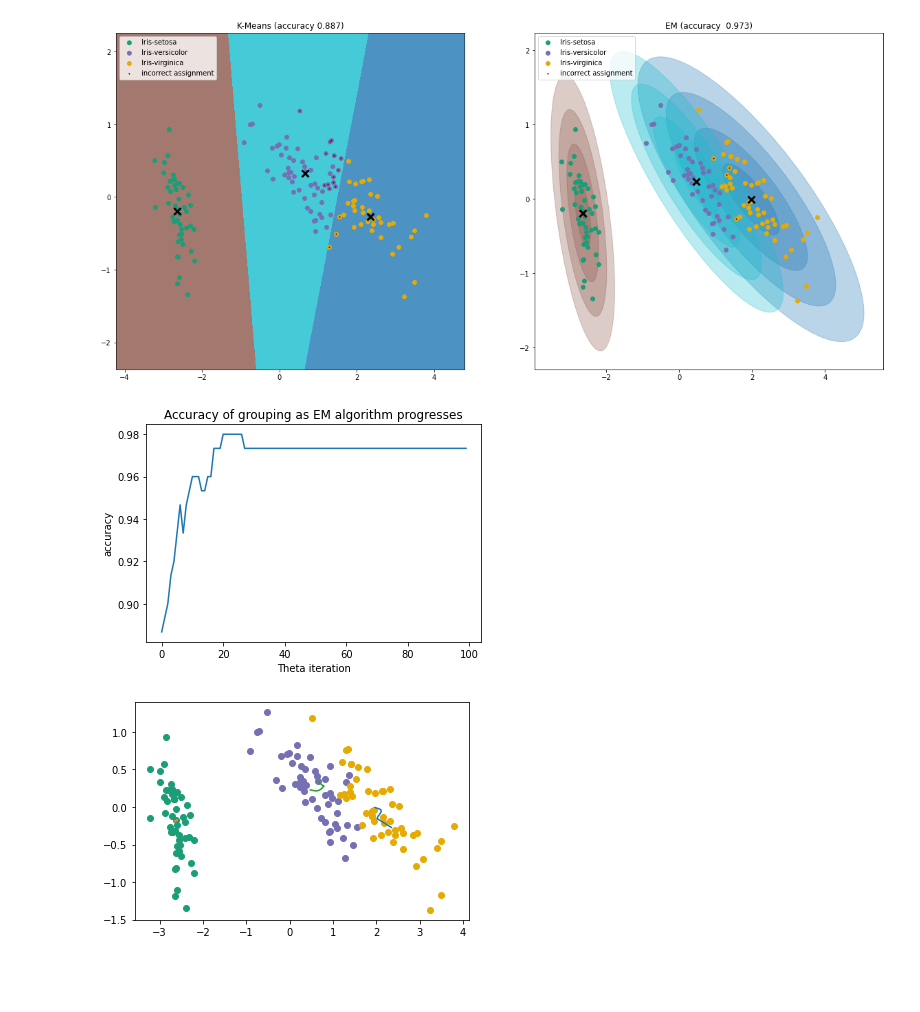
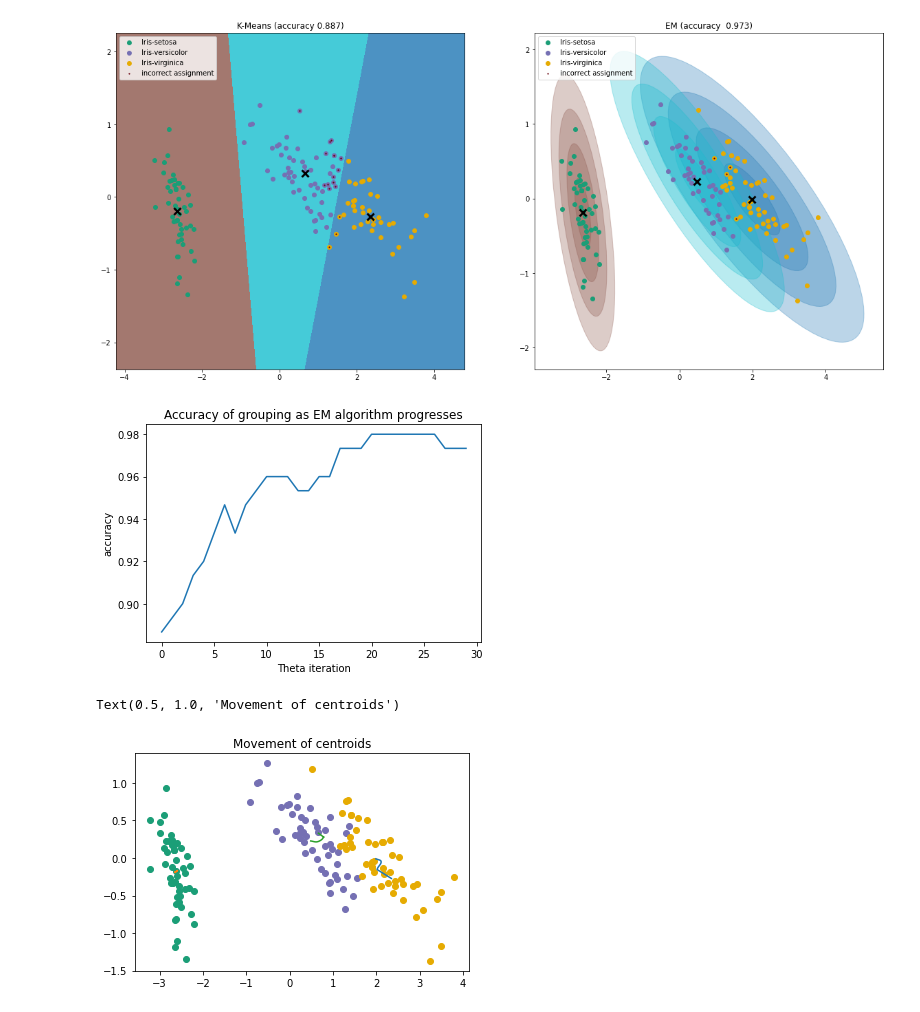
Before and after one commit to Nat-133/coursework_cs342, a Jupyter notebook: solution.ipynb, the cells around one changed output. Saved outputs shown, nothing was run; the diff lists cells and outputs as text; code cells hidden in the pictures; blank space fills up the shorter version.

Commit message:
improved comments, finished report

```diff
--- a/solution.ipynb
+++ b/solution.ipynb
@@ -53,7 +53,6 @@ def svd(dataset : np.ndarray) -> np.ndarray:
     s = np.zeros((u.shape[0],2))
     np.fill_diagonal(s, ls)
 
-    dataset_svd1 = np.dot(u, s)
     dataset_svd = np.dot(d, vh[:2].T)
     return dataset_svd
 # %%
@@ -64,6 +63,7 @@ colourmap = plt.cm.Dark2
 flowerColour = lambda f : colourmap(1. * f/k)
 
 def displayZ(ax=None, colourFunction=flowerColour, grouping=None):
+    """ displays Z with the given grouping (defaults to ground truth) """
     grouping = y if grouping is None else grouping
     ax = ax if ax else plt.gca()
     for i in range(k):
@@ -78,13 +78,15 @@ plt.show()
 # %% [output]
 [figure]
 # %%
+""" All the methods for implementing EM-Algorithm """
+
 Cluster = namedtuple("Cluster", "pi mu s")
 
 class Theta:
     def __init__(self, X : np.ndarray, k : int):
         self.X = X
         self.k = k
-        self.theta = []
+        self.theta = []  # self.theta[n] is the nth iteration of the algorithm
         self.kmeans = KMeans(k)
         self.assignment = self.kmeans.fit_predict(Z)
 
@@ -92,6 +94,7 @@ class Theta:
         # initiate theta with data from k_means
 
     def calc_r(self, x, theta=None) -> tuple[float]:
+        """ calculates r for each cluster for the given datapoint"""
         theta = self.theta[-1] if theta is None else theta
         botSeries = []
         for cluster in theta:
@@ -118,6 +121,7 @@ class Theta:
         return np.array([np.argmax(self.calc_r(x, theta)) for x in points])
 
     def __next__(self):
+        """ calculates the next theta value """
         r = np.array([self.calc_r(x) for x in self.X])
 
         theta_n = []
@@ -136,6 +140,7 @@ class Theta:
         return theta_n
 
     def converge(self):
+        """ the EM algorithm """
         converged : bool = len(self.theta) != 1
         while not converged:
             theta_o = self.theta[-1]
@@ -144,13 +149,7 @@ class Theta:
             newAssignment = np.argmax(r, axis=1)
             converged = all(self.assignment == newAssignment)
             self.assignment = newAssignment
-            converged = len(self.theta) == 100
-            epsilon=0.1
-            oldCentroids = [c.mu for c in theta_o]
-            newCentroids = [c.mu for c in theta_n]
-
-            difference = [mu1-mu2 for mu1, mu2 in zip(oldCentroids, newCentroids)]
-            converged = all([np.linalg.norm(diff) <= epsilon for diff in difference])
+            converged = len(self.theta) == 30
 
         return self.theta[-1]
 
@@ -257,24 +257,29 @@ plots[1].legend(loc="upper left")
 <matplotlib.legend.Legend at 0x...>
 [figure]
 # %%
+""" various plots used in the report """
+
 accuracyHistory = []
 for i, t in enumerate(theta.theta[:]):
     rawAssignment = theta.assign(Z, t)
     flowerAssignment = [clusterFlower[c] for c in rawAssignment]
     acc = accuracy(flowerAssignment)
     accuracyHistory.append(acc)
 
 clusterPoints = [[c.mu for c in t] for t in theta.theta]
 
 plt.plot(range(len(accuracyHistory)), accuracyHistory)
 plt.title("Accuracy of grouping as EM algorithm progresses")
 plt.xlabel("Theta iteration")
 plt.ylabel("accuracy")
 plt.show()
 
 displayZ()
 for i in range(k):
     plt.plot([means[i][0] for means in clusterPoints],[means[i][1] for means in clusterPoints])
+
+plt.title("Movement of centroids")
 # %% [output]
-[figure, old version]
+[figure, new version]
+Text(0.5, 1.0, 'Movement of centroids')
-[figure, old version]
+[figure, new version]
```
Also changed, not shown: parts of 1 cell of this notebook, 4 other files.
